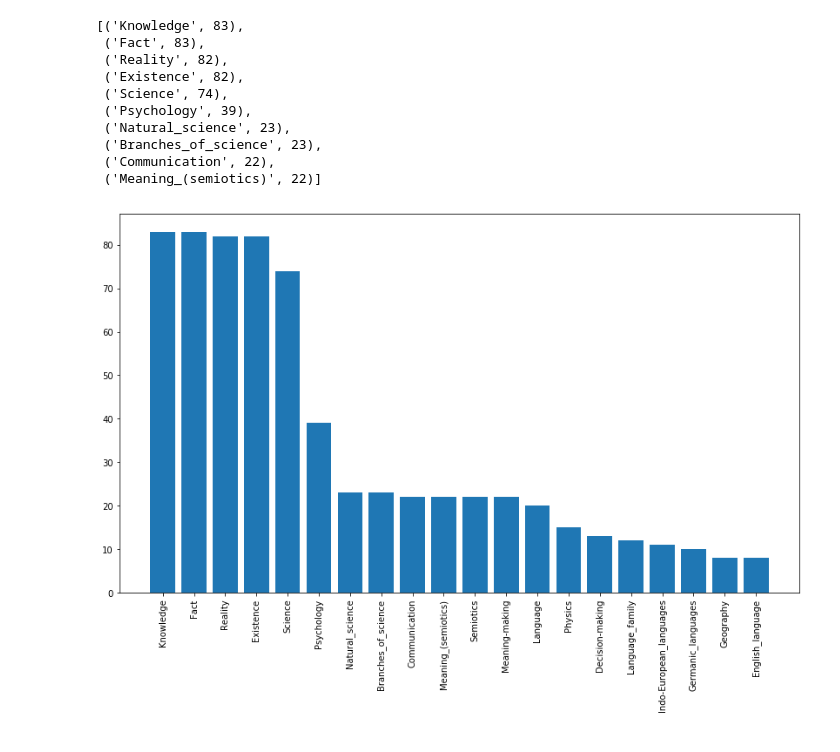
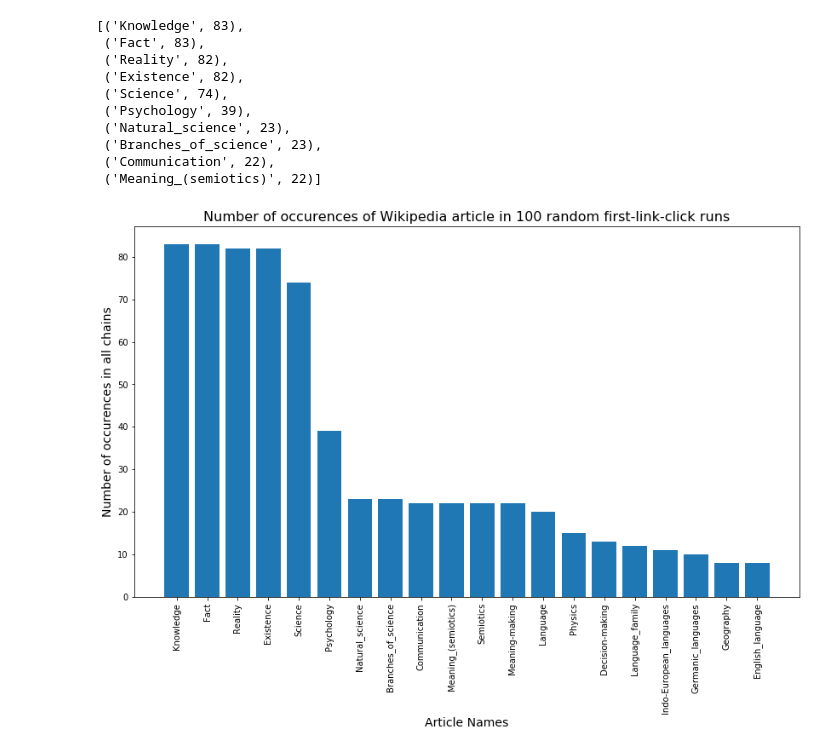
Before and after one commit to AnaMakarevich/DAND, a Jupyter notebook: Wikipedia Lab.ipynb, the cells around one changed output. Cells and saved outputs as stored; diff of their text form; code cells hidden in the pictures.

```diff
--- a/Wikipedia Lab.ipynb
+++ b/Wikipedia Lab.ipynb
@@ -226,9 +226,12 @@ x, y = zip(*word_counts)
 # %%
 fig = plt.figure(figsize=(14, 8))
 ax = fig.add_subplot(111)
 rects1 = ax.bar(x, y, align = 'center')
 ax.set_xticks(x)
 ax.set_xticklabels(x, rotation=90)
+ax.set_title("Number of occurences of Wikipedia articles in 100 random first-link-click runs", size=16)
+ax.set_xlabel("Article Names", size=14)
+ax.set_ylabel("Number of occurences in all chains",size=14)
 plt.show()
 # %% [output]
-[figure, old version]
+[figure, new version]
```
